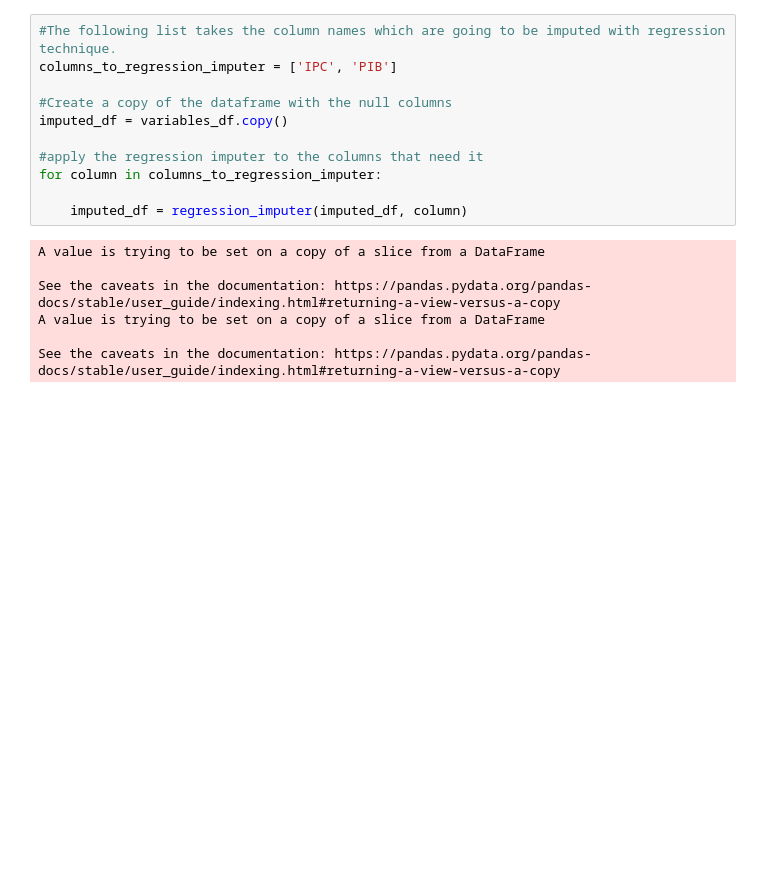
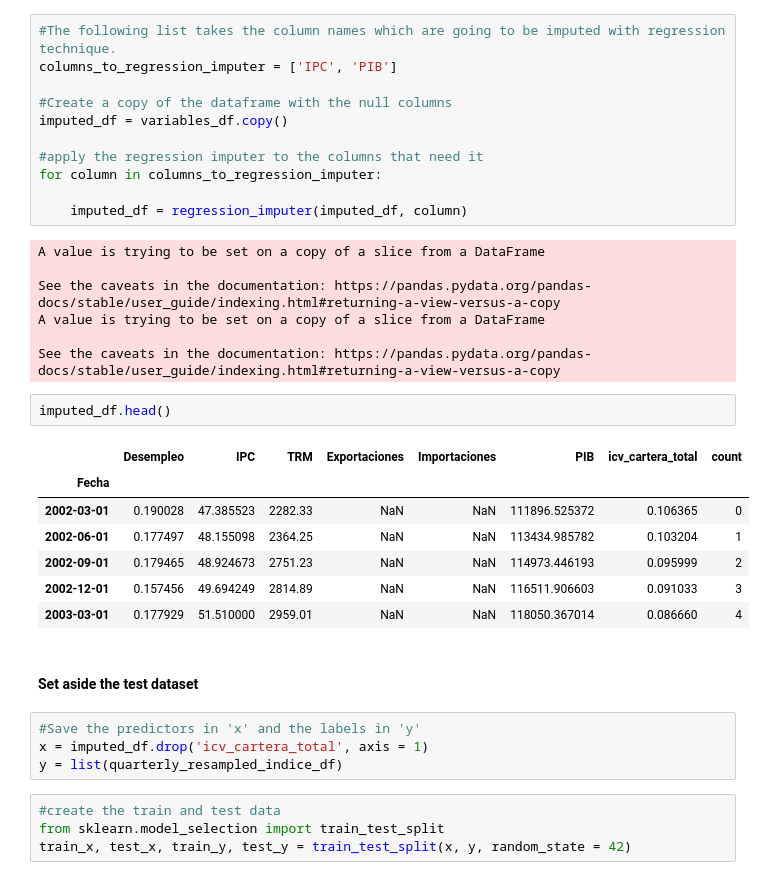
Before and after one commit to HijoBejuco/Time_Series_Predictors, a Jupyter notebook: models.ipynb, the cells around one changed output. Drawn from its saved outputs; the diff is of its cells as text; blank space fills up the shorter version.

```diff
--- a/models.ipynb
+++ b/models.ipynb
@@ -144,3 +142,23 @@ See the caveats in the documentation: https://pandas.pydata.org/pandas-docs/stab
 A value is trying to be set on a copy of a slice from a DataFrame
 
 See the caveats in the documentation: https://pandas.pydata.org/pandas-docs/stable/user_guide/indexing.html#returning-a-view-versus-a-copy
+# %%
+imputed_df.head()
+# %% [output]
+|  | Desempleo | IPC | TRM | Exportaciones | Importaciones | PIB | icv_cartera_total | count |
+| Fecha |  |  |  |  |  |  |  |  |
+| 2002-03-01 | 0.190028 | 47.385523 | 2282.33 | NaN | NaN | 111896.525372 | 0.106365 | 0 |
+| 2002-06-01 | 0.177497 | 48.155098 | 2364.25 | NaN | NaN | 113434.985782 | 0.103204 | 1 |
+| 2002-09-01 | 0.179465 | 48.924673 | 2751.23 | NaN | NaN | 114973.446193 | 0.095999 | 2 |
+| 2002-12-01 | 0.157456 | 49.694249 | 2814.89 | NaN | NaN | 116511.906603 | 0.091033 | 3 |
+| 2003-03-01 | 0.177929 | 51.510000 | 2959.01 | NaN | NaN | 118050.367014 | 0.086660 | 4 |
+# %% [markdown]
+#### Set aside the test dataset
+# %%
+#Save the predictors in 'x' and the labels in 'y'
+x = imputed_df.drop('icv_cartera_total', axis = 1)
+y = list(quarterly_resampled_indice_df)
+# %%
+#create the train and test data
+from sklearn.model_selection import train_test_split
+train_x, test_x, train_y, test_y = train_test_split(x, y, random_state = 42)
```
Also changed, not shown: parts of 2 cells of this notebook.
